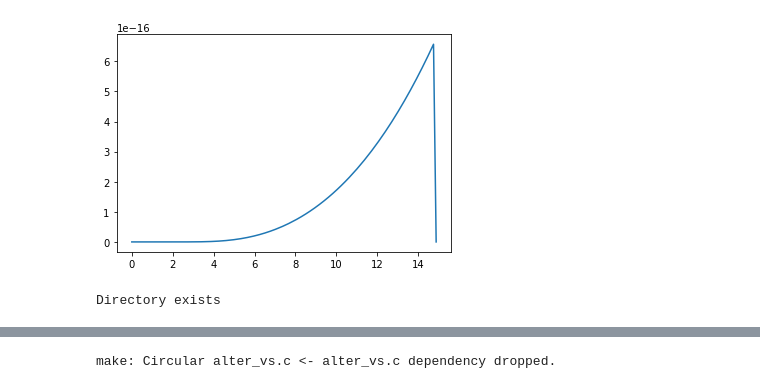
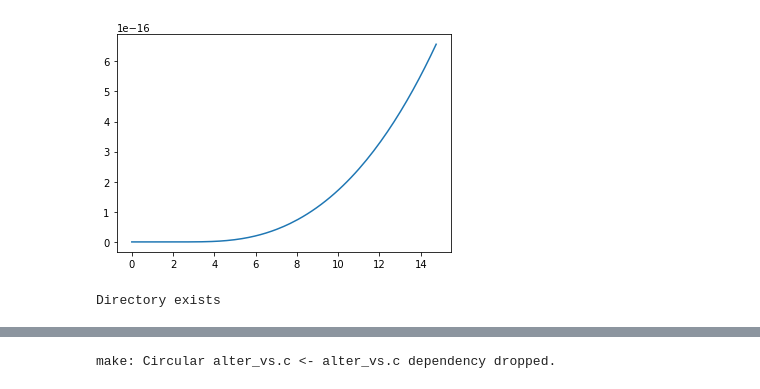
Before and after one commit to nuLABatUSD/BBN_sterile_decay, a Jupyter notebook: alterbbn_v2.2/arrays_csv_parameters.ipynb, the cells around one changed output, grey strips where cells are left out. Cells and saved outputs as stored; diff of their text form; code cells hidden in the pictures.

```diff
--- a/alterbbn_v2.2/arrays_csv_parameters.ipynb
+++ b/alterbbn_v2.2/arrays_csv_parameters.ipynb
@@ -38,8 +39,8 @@ def generate_csv(npz_file, folder_name = " ", save = True):
     load_data = np.load(npz_file)
 
     T = load_data['T']
-    dQdt = load_data['dQdt']
-    dqdt = np.nan_to_num(dQdt, copy=True, nan=0.0, posinf=None, neginf=None)
+    dqdt = load_data['dQdt']
+    #dqdt = np.nan_to_num(dQdt, copy=True, nan=0.0, posinf=None, neginf=None)
 
     plt.figure()
     plt.plot(T, dqdt)
@@ -82,10 +83,10 @@ def generate_csv(npz_file, folder_name = " ", save = True):
     #print(len(a_dqdt))
     #print(a_dqdt)
 
-    d_dqdt = T_fit_dqdt(T[:-1])
-    c_dqdt = T_fit_dqdt(T[:-1],1)
-    b_dqdt = T_fit_dqdt(T[:-1],2)*.5
-    a_dqdt = T_fit_dqdt(T[:-1],3)*(1/6)
+    d_dqdt = T_fit_dqdt(T)
+    c_dqdt = T_fit_dqdt(T,1)
+    b_dqdt = T_fit_dqdt(T,2)*.5
+    a_dqdt = T_fit_dqdt(T,3)*(1/6)
 
     d_pn = T_fit_pn(T)
     c_pn = T_fit_pn(T,1)
@@ -138,9 +139,9 @@ def generate_csv(npz_file, folder_name = " ", save = True):
 
     return folder_name
 # %%
-folder = generate_csv('new_movie_arrays.npz', folder_name = "CSV Files/", save = True)
+folder = generate_csv('newer_movie_arrays.npz', folder_name = "CSV Files/", save = True)
 #print(folder)
 # %% [output]
-[figure, old version]
+[figure, new version]
 Directory exists
 # %%
```
Also changed, not shown: parts of 6 cells of this notebook, 17 other files.
